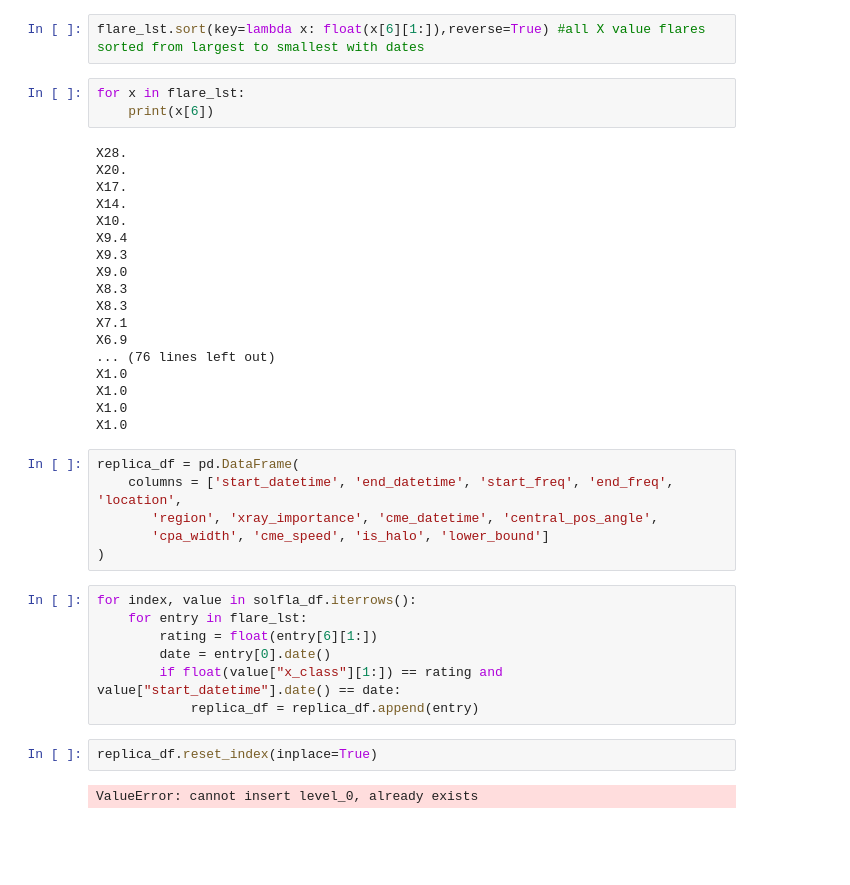
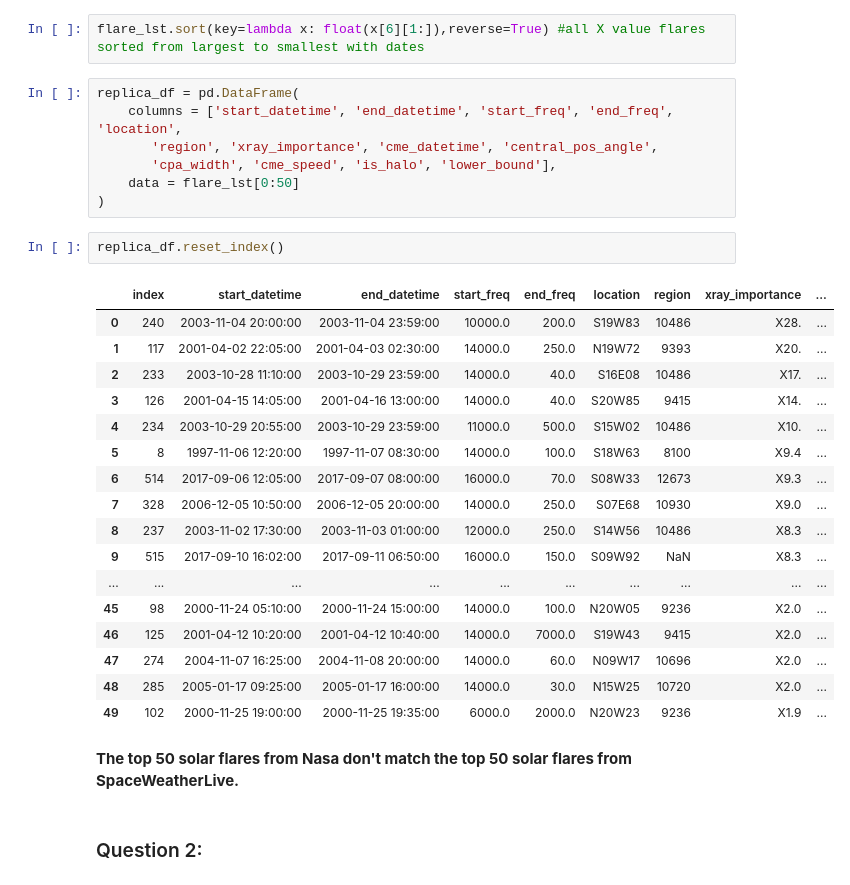
Before and after one commit to NickOuellet/Fly-Me-To-The-Moon, a Jupyter notebook: Fly Me To The Moon - P1P1.ipynb, the cells around one changed output. Saved outputs shown, nothing was run; the diff lists cells and outputs as text; blank space fills up the shorter version.

Commit message:
question 1 done

```diff
--- a/Fly Me To The Moon - P1P1.ipynb
+++ b/Fly Me To The Moon - P1P1.ipynb
@@ -376,41 +376,34 @@ for index,value in nasa_df.iterrows():
        flare_lst.append(value)
 # %%
 flare_lst.sort(key=lambda x: float(x[6][1:]),reverse=True) #all X value flares sorted from largest to smallest with dates
-# %%
-for x in flare_lst:
-    print(x[6])
-# %% [output]
-X28.
-X20.
-X17.
-X14.
-X10.
-X9.4
-X9.3
-X9.0
-X8.3
-X8.3
-X7.1
-X6.9
-... (76 lines left out)
-X1.0
-X1.0
-X1.0
-X1.0
 # %%
 replica_df = pd.DataFrame(
     columns = ['start_datetime', 'end_datetime', 'start_freq', 'end_freq', 'location',
        'region', 'xray_importance', 'cme_datetime', 'central_pos_angle',
-       'cpa_width', 'cme_speed', 'is_halo', 'lower_bound']
+       'cpa_width', 'cme_speed', 'is_halo', 'lower_bound'],
+    data = flare_lst[0:50]
 )
-# %%
-for index, value in solfla_df.iterrows():
-    for entry in flare_lst:
-        rating = float(entry[6][1:])
-        date = entry[0].date()
-        if float(value["x_class"][1:]) == rating and value["start_datetime"].date() == date:
-            replica_df = replica_df.append(entry)
 # %%
-replica_df.reset_index(inplace=True)
+replica_df.reset_index()
 # %% [output]
-ValueError: cannot insert level_0, already exists
+|  | index | start_datetime | end_datetime | start_freq | end_freq | location | region | xray_importance | ... |
+| 0 | 240 | 2003-11-04 20:00:00 | 2003-11-04 23:59:00 | 10000.0 | 200.0 | S19W83 | 10486 | X28. | ... |
+| 1 | 117 | 2001-04-02 22:05:00 | 2001-04-03 02:30:00 | 14000.0 | 250.0 | N19W72 | 9393 | X20. | ... |
+| 2 | 233 | 2003-10-28 11:10:00 | 2003-10-29 23:59:00 | 14000.0 | 40.0 | S16E08 | 10486 | X17. | ... |
+| 3 | 126 | 2001-04-15 14:05:00 | 2001-04-16 13:00:00 | 14000.0 | 40.0 | S20W85 | 9415 | X14. | ... |
+| 4 | 234 | 2003-10-29 20:55:00 | 2003-10-29 23:59:00 | 11000.0 | 500.0 | S15W02 | 10486 | X10. | ... |
+| 5 | 8 | 1997-11-06 12:20:00 | 1997-11-07 08:30:00 | 14000.0 | 100.0 | S18W63 | 8100 | X9.4 | ... |
+| 6 | 514 | 2017-09-06 12:05:00 | 2017-09-07 08:00:00 | 16000.0 | 70.0 | S08W33 | 12673 | X9.3 | ... |
+| 7 | 328 | 2006-12-05 10:50:00 | 2006-12-05 20:00:00 | 14000.0 | 250.0 | S07E68 | 10930 | X9.0 | ... |
+| 8 | 237 | 2003-11-02 17:30:00 | 2003-11-03 01:00:00 | 12000.0 | 250.0 | S14W56 | 10486 | X8.3 | ... |
+| 9 | 515 | 2017-09-10 16:02:00 | 2017-09-11 06:50:00 | 16000.0 | 150.0 | S09W92 | NaN | X8.3 | ... |
+| ... | ... | ... | ... | ... | ... | ... | ... | ... | ... |
+| 45 | 98 | 2000-11-24 05:10:00 | 2000-11-24 15:00:00 | 14000.0 | 100.0 | N20W05 | 9236 | X2.0 | ... |
+| 46 | 125 | 2001-04-12 10:20:00 | 2001-04-12 10:40:00 | 14000.0 | 7000.0 | S19W43 | 9415 | X2.0 | ... |
+| 47 | 274 | 2004-11-07 16:25:00 | 2004-11-08 20:00:00 | 14000.0 | 60.0 | N09W17 | 10696 | X2.0 | ... |
+| 48 | 285 | 2005-01-17 09:25:00 | 2005-01-17 16:00:00 | 14000.0 | 30.0 | N15W25 | 10720 | X2.0 | ... |
+| 49 | 102 | 2000-11-25 19:00:00 | 2000-11-25 19:35:00 | 6000.0 | 2000.0 | N20W23 | 9236 | X1.9 | ... |
+# %% [markdown]
+**The top 50 solar flares from Nasa don't match the top 50 solar flares from SpaceWeatherLive.**
+# %% [markdown]
+### Question 2:
```
Also changed, not shown: parts of 1 cell of this notebook.
